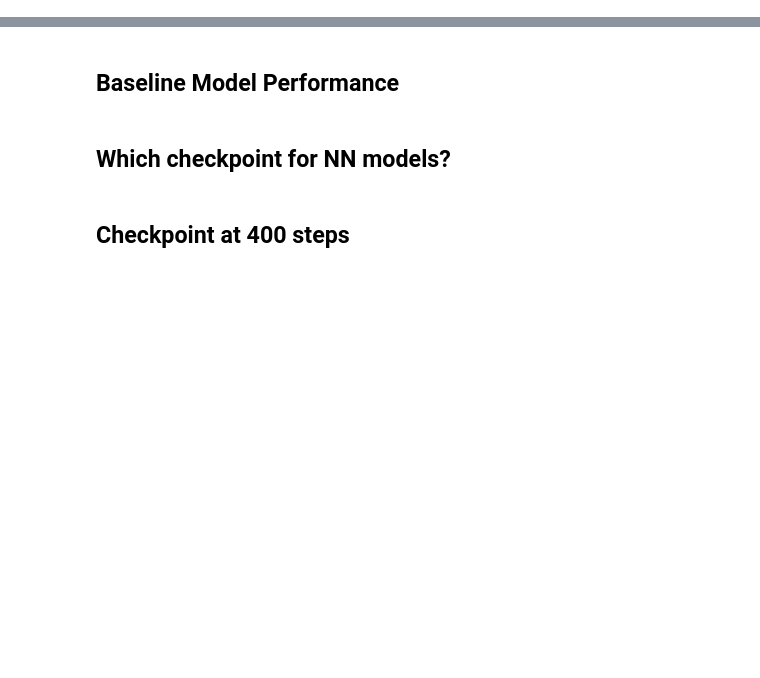
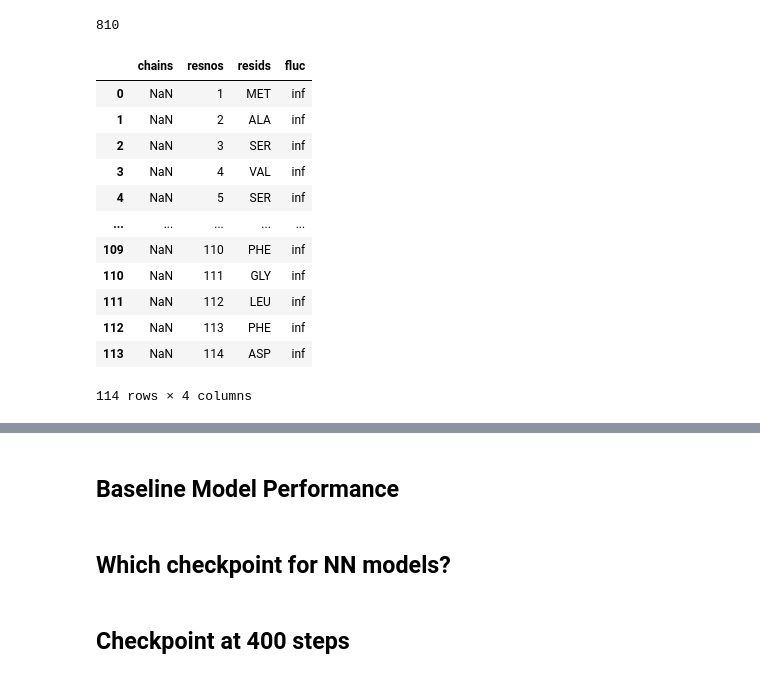
Before and after one commit to wusixer/dgl_graph_attention_network, a Jupyter notebook: notebooks/mei/bench.ipynb, the cells around one changed output, grey strips where cells are left out. Cells and saved outputs as stored; diff of their text form; code cells hidden in the pictures; blank space fills up the shorter version.

```diff
--- a/notebooks/mei/bench.ipynb
+++ b/notebooks/mei/bench.ipynb
@@ -65,0 +89,23 @@ test_linear = linear_model_data(test_df, sasa_dfs)
+# %%
+with open(here() / "data/ghesquire_2011/ANM.pkl", "rb") as f:
+    sasa_dfs = pkl.load(f)
+# %%
+len(sasa_dfs)
+# %% [output]
+810
+# %%
+sasa_dfs['P05386']
+# %% [output]
+|  | chains | resnos | resids | fluc |
+| 0 | NaN | 1 | MET | inf |
+| 1 | NaN | 2 | ALA | inf |
+| 2 | NaN | 3 | SER | inf |
+| 3 | NaN | 4 | VAL | inf |
+| 4 | NaN | 5 | SER | inf |
+| ... | ... | ... | ... | ... |
+| 109 | NaN | 110 | PHE | inf |
+| 110 | NaN | 111 | GLY | inf |
+| 111 | NaN | 112 | LEU | inf |
+| 112 | NaN | 113 | PHE | inf |
+| 113 | NaN | 114 | ASP | inf |
+114 rows × 4 columns
```
Also changed, not shown: parts of 10 cells of this notebook, 21 other files.
